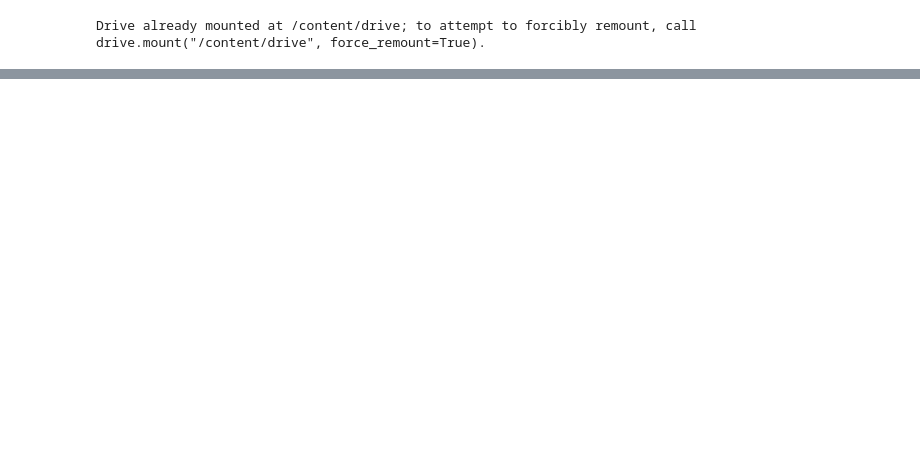
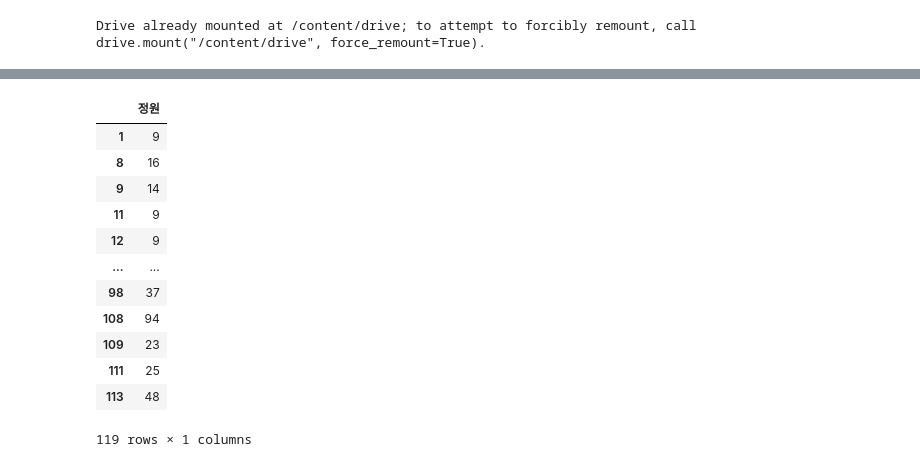
Before and after one commit to kyungmo90/Ubion-Python, a Jupyter notebook: 실습(2023-01-04).ipynb, the cells around one changed output, grey strips where cells are left out. Saved outputs shown, nothing was run; the diff lists cells and outputs as text; code cells hidden in the pictures; blank space fills up the shorter version.

```diff
--- a/실습(2023-01-04).ipynb
+++ b/실습(2023-01-04).ipynb
@@ -189,0 +205,4 @@ y = df_join[["정원", "총매출액"]]
+# %%
+x = df_join["정원"]
+
+# 정원을 x로 치환
@@ -189,0 +211,18 @@ y = df_join[["정원", "총매출액"]]
+# %%
+x = pd.DataFrame(x)
+# %%
+x
+# %% [output]
+|  | 정원 |
+| 1 | 9 |
+| 8 | 16 |
+| 9 | 14 |
+| 11 | 9 |
+| 12 | 9 |
+| ... | ... |
+| 98 | 37 |
+| 108 | 94 |
+| 109 | 23 |
+| 111 | 25 |
+| 113 | 48 |
+119 rows × 1 columns
```
Also changed, not shown: parts of 22 cells of this notebook.
